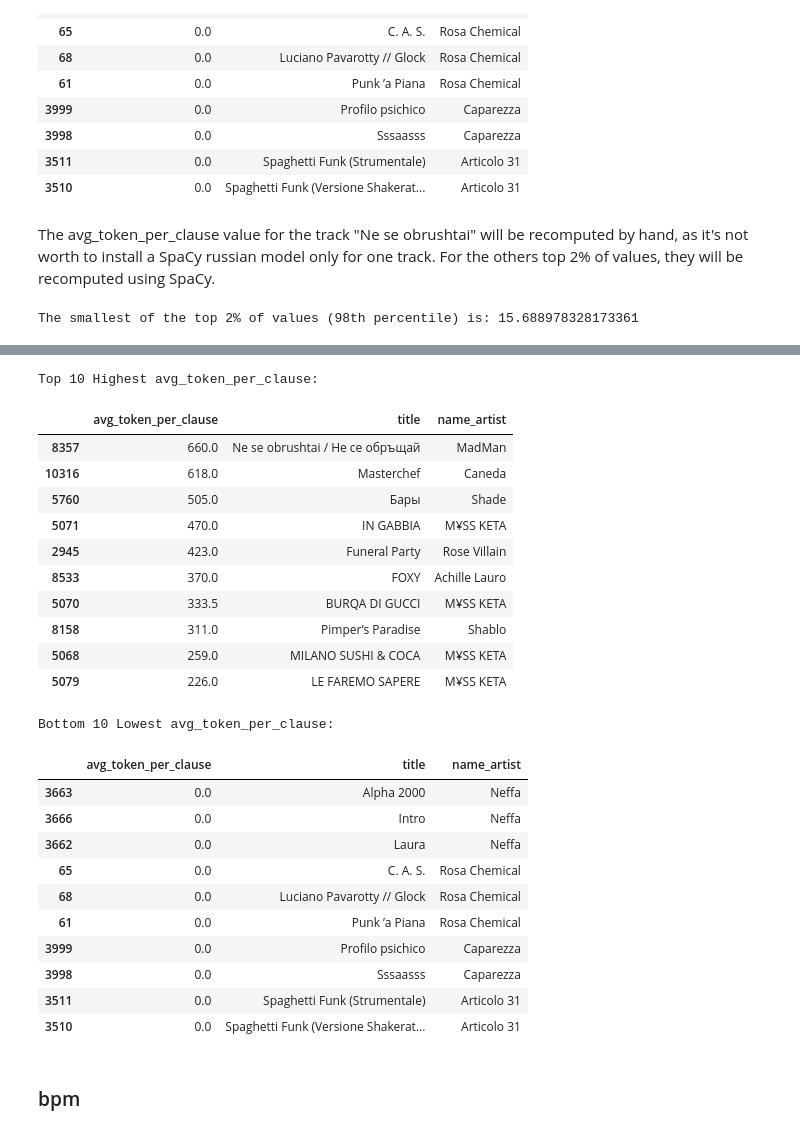
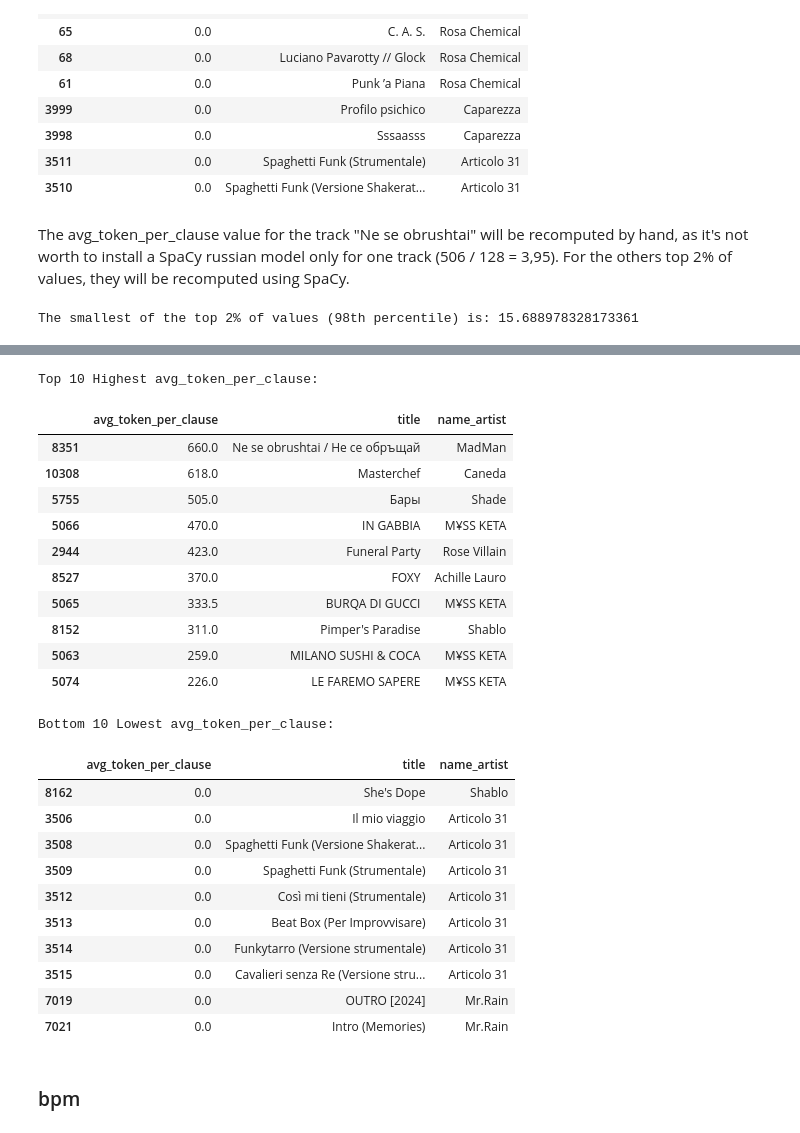
Before and after one commit to jaanisfehling/italian-rap-songs, a Jupyter notebook: data_understanding/data_distribution.ipynb, the cells around one changed output, grey strips where cells are left out. Saved outputs shown, nothing was run; the diff lists cells and outputs as text; code cells hidden in the pictures.

Commit message:
updated threshold values for data elimination

```diff
--- a/data_understanding/data_distribution.ipynb
+++ b/data_understanding/data_distribution.ipynb
@@ -310,40 +299,40 @@ Bottom 10 Lowest avg_token_per_clause:
 | 3511 | 0.0 | Spaghetti Funk (Strumentale) | Articolo 31 |
 | 3510 | 0.0 | Spaghetti Funk (Versione Shakerat... | Articolo 31 |
 # %% [markdown]
-The avg_token_per_clause value for the track "Ne se obrushtai" will be recomputed by hand, as it's not worth to install a SpaCy russian model only for one track. For the others top 2% of values, they will be recomputed using SpaCy.
+The avg_token_per_clause value for the track "Ne se obrushtai" will be recomputed by hand, as it's not worth to install a SpaCy russian model only for one track (506 / 128 = 3,95). For the others top 2% of values, they will be recomputed using SpaCy.
 # %%
 threshold_top_1_percent = df_tracks['avg_token_per_clause'].quantile(0.98)
 
 print(f"The smallest of the top 2% of values (98th percentile) is: {threshold_top_1_percent}")
 
-analyze_distribution(df_tracks, 'avg_token_per_clause', 'avg_token_per_clause', 'blue')
+analyze_distribution(df_cleaned, 'avg_token_per_clause', 'avg_token_per_clause', 'blue')
 # %% [output]
 The smallest of the top 2% of values (98th percentile) is: 15.688978328173361
 [interactive output not drawn]
 Top 10 Highest avg_token_per_clause:
 |  | avg_token_per_clause | title | name_artist |
-| 8357 | 660.0 | Ne se obrushtai / Не се обръщай | MadMan |
-| 10316 | 618.0 | Masterchef | Caneda |
-| 5760 | 505.0 | Бары | Shade |
-| 5071 | 470.0 | IN GABBIA | M¥SS KETA |
-| 2945 | 423.0 | Funeral Party | Rose Villain |
-| 8533 | 370.0 | FOXY | Achille Lauro |
-| 5070 | 333.5 | BURQA DI GUCCI | M¥SS KETA |
-| 8158 | 311.0 | Pimper’s Paradise | Shablo |
-| 5068 | 259.0 | MILANO SUSHI & COCA | M¥SS KETA |
-| 5079 | 226.0 | LE FAREMO SAPERE | M¥SS KETA |
+| 8351 | 660.0 | Ne se obrushtai / Не се обръщай | MadMan |
+| 10308 | 618.0 | Masterchef | Caneda |
+| 5755 | 505.0 | Бары | Shade |
+| 5066 | 470.0 | IN GABBIA | M¥SS KETA |
+| 2944 | 423.0 | Funeral Party | Rose Villain |
+| 8527 | 370.0 | FOXY | Achille Lauro |
+| 5065 | 333.5 | BURQA DI GUCCI | M¥SS KETA |
+| 8152 | 311.0 | Pimper's Paradise | Shablo |
+| 5063 | 259.0 | MILANO SUSHI & COCA | M¥SS KETA |
+| 5074 | 226.0 | LE FAREMO SAPERE | M¥SS KETA |
 Bottom 10 Lowest avg_token_per_clause:
 |  | avg_token_per_clause | title | name_artist |
-| 3663 | 0.0 | Alpha 2000 | Neffa |
-| 3666 | 0.0 | Intro | Neffa |
-| 3662 | 0.0 | Laura | Neffa |
-| 65 | 0.0 | C. A. S. | Rosa Chemical |
-| 68 | 0.0 | Luciano Pavarotty // Glock | Rosa Chemical |
-| 61 | 0.0 | Punk ’a Piana | Rosa Chemical |
-| 3999 | 0.0 | Profilo psichico | Caparezza |
-| 3998 | 0.0 | Sssaasss | Caparezza |
-| 3511 | 0.0 | Spaghetti Funk (Strumentale) | Articolo 31 |
-| 3510 | 0.0 | Spaghetti Funk (Versione Shakerat... | Articolo 31 |
+| 8162 | 0.0 | She's Dope | Shablo |
+| 3506 | 0.0 | Il mio viaggio | Articolo 31 |
+| 3508 | 0.0 | Spaghetti Funk (Versione Shakerat... | Articolo 31 |
+| 3509 | 0.0 | Spaghetti Funk (Strumentale) | Articolo 31 |
+| 3512 | 0.0 | Così mi tieni (Strumentale) | Articolo 31 |
+| 3513 | 0.0 | Beat Box (Per Improvvisare) | Articolo 31 |
+| 3514 | 0.0 | Funkytarro (Versione strumentale) | Articolo 31 |
+| 3515 | 0.0 | Cavalieri senza Re (Versione stru... | Articolo 31 |
+| 7019 | 0.0 | OUTRO [2024] | Mr.Rain |
+| 7021 | 0.0 | Intro (Memories) | Mr.Rain |
 # %% [markdown]
 ### bpm
 # %%
```
Also changed, not shown: parts of 28 cells of this notebook.
